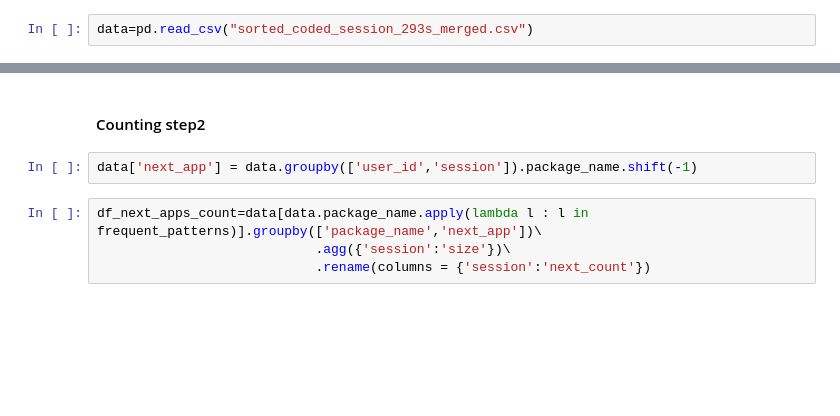
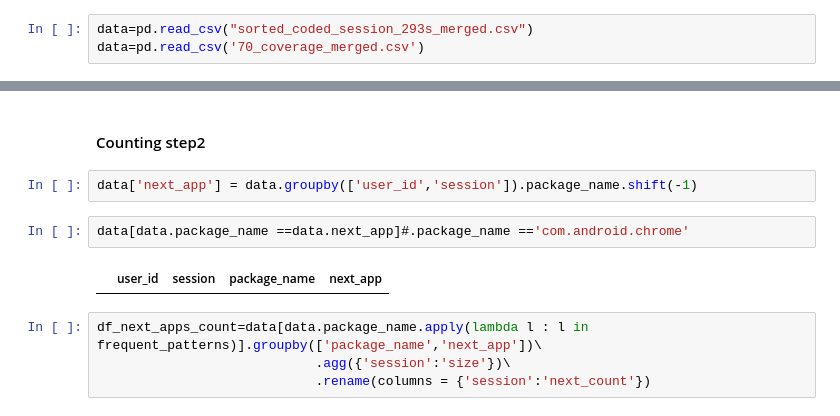
Before and after one commit to ClaraAndersen/motifs_and_competition_in_app_usage, a Jupyter notebook: removing_apps_based_on_coverage1.ipynb, the cells around one changed output, grey strips where cells are left out. Drawn from its saved outputs; the diff is of its cells as text; blank space fills up the shorter version.

```diff
--- a/removing_apps_based_on_coverage1.ipynb
+++ b/removing_apps_based_on_coverage1.ipynb
@@ -310,3 +311,4 @@ spmf.to_csv("output_VMSP_293sec_sessions_75_observation_coverage_without_length_
 output = pd.read_csv('output_VMSP_293sec_sessions_70_coverage_merge_without_length_1_min_sup_0_75.csv',converters={'pattern':eval})
 # %%
 data=pd.read_csv("sorted_coded_session_293s_merged.csv")
+data=pd.read_csv('70_coverage_merged.csv')
@@ -427,6 +411,10 @@ df_frequent_patterns_count
 #### Counting step2
 # %%
 data['next_app'] = data.groupby(['user_id','session']).package_name.shift(-1)
+# %%
+data[data.package_name ==data.next_app]#.package_name =='com.android.chrome'
+# %% [output]
+|  | user_id | session | package_name | next_app |
 # %%
 df_next_apps_count=data[data.package_name.apply(lambda l : l in frequent_patterns)].groupby(['package_name','next_app'])\
                             .agg({'session':'size'})\
```
Also changed, not shown: parts of 7 cells of this notebook.
